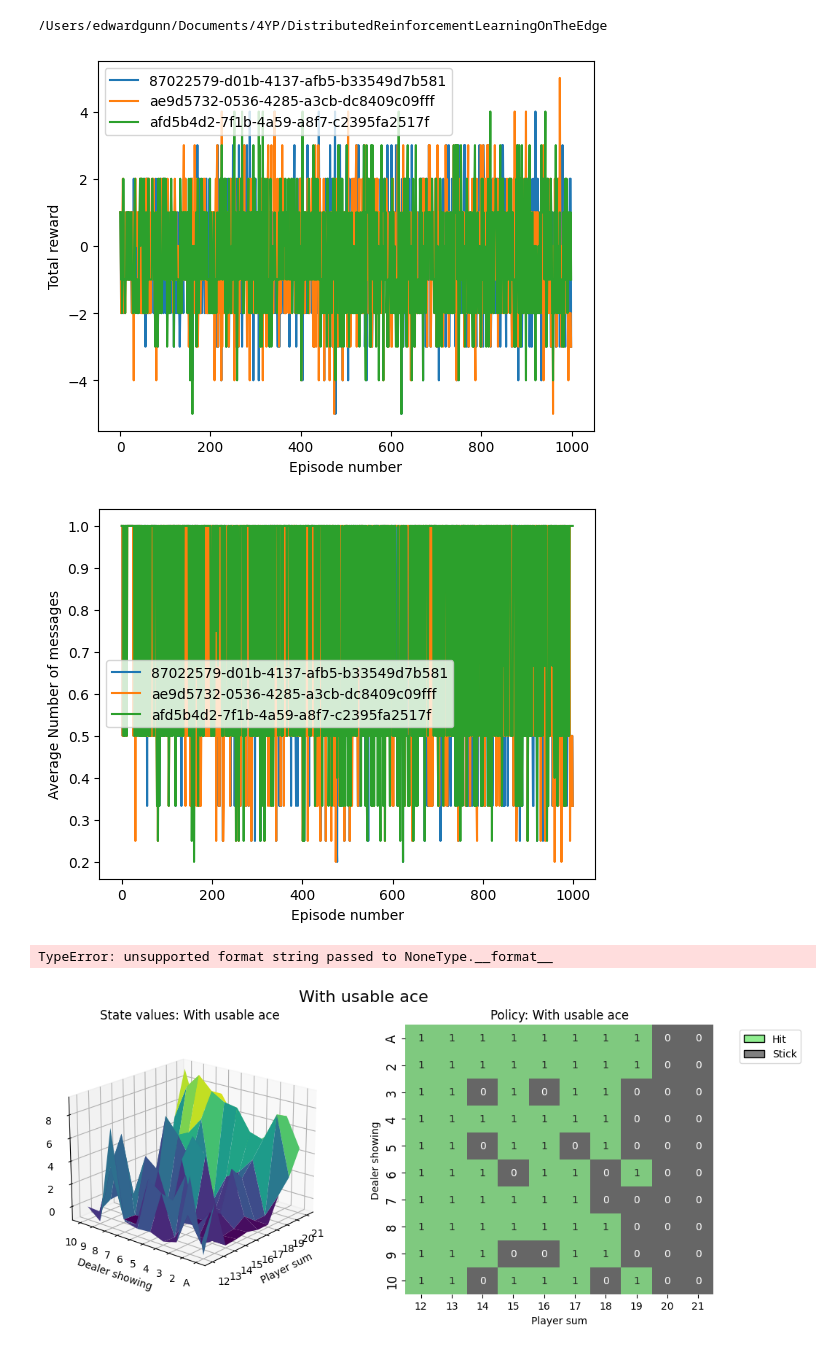
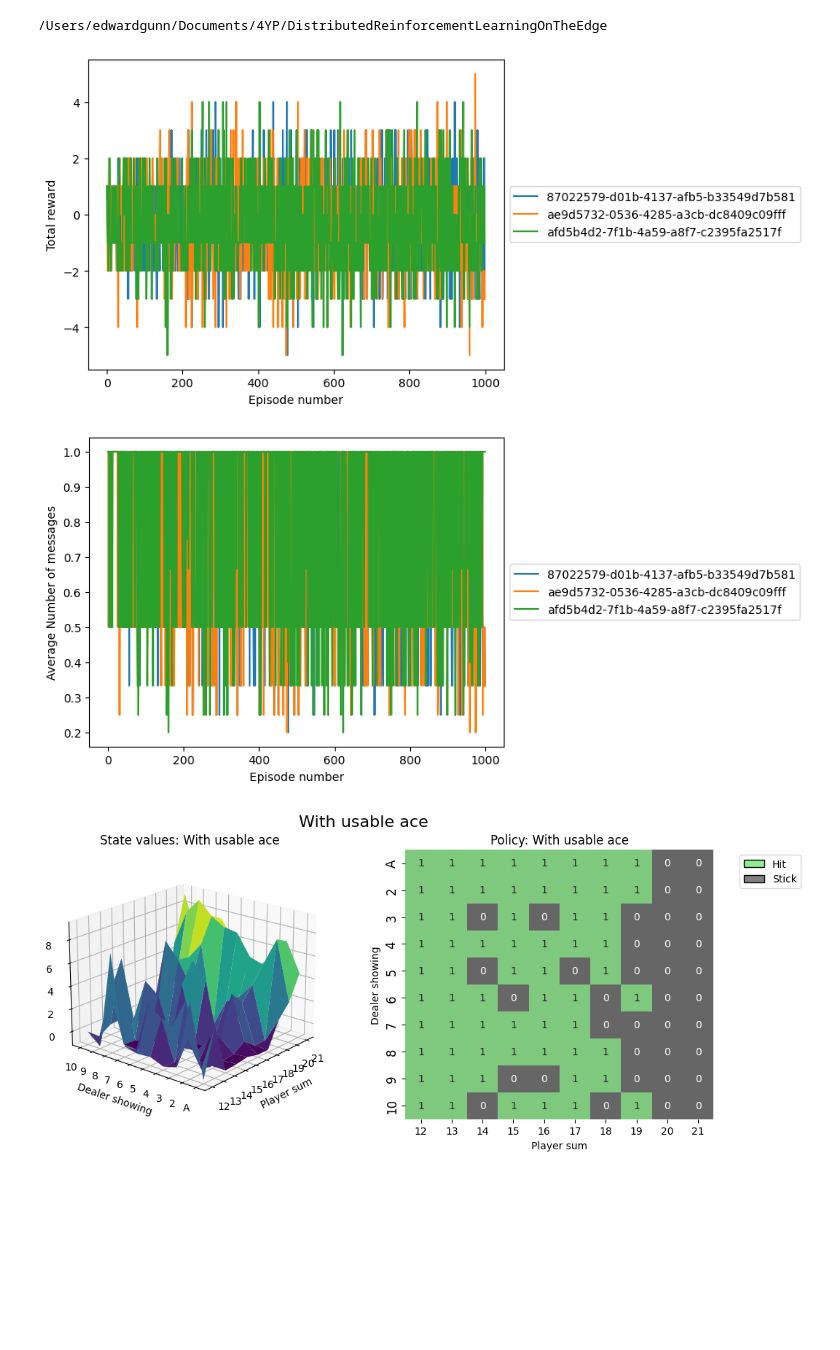
Before and after one commit to edsgunn/DistributedReinforcementLearningOnTheEdge, a Jupyter notebook: DataAnalysis/dataReport.ipynb, the cells around one changed output. Saved outputs shown, nothing was run; the diff lists cells and outputs as text; code cells hidden in the pictures; blank space fills up the shorter version.

```diff
--- a/DataAnalysis/dataReport.ipynb
+++ b/DataAnalysis/dataReport.ipynb
@@ -5,19 +5,18 @@
 # %%
 from DataAnalysis.Analysis import plotAgentEpisodeReward, plotAgentEpisodeAverageNumberOfMessagesPerStep, getAgentEpisodeAverageNumberOfMessagesPerStep, getFinalValueFunction, getAgentEpisodeReward, printV2D
 import pickle
 f = open('ExperimentFramework/Experiments/Results/8.pkl', 'rb')
 data = pickle.load(f)
 algorithm = "DQL"
 numAgents = 3
 environment = "Blackjack-v1"
 plotAgentEpisodeReward(data, algorithm, numAgents, environment)
 plotAgentEpisodeAverageNumberOfMessagesPerStep(data, algorithm, numAgents, environment)
-printV2D(getFinalValueFunction(data, algorithm, numAgents, environment))
+# printV2D(getFinalValueFunction(data, algorithm, numAgents, environment))
 f.close()
 # %% [output]
-[figure, old version]
+[figure, new version]
-[figure, old version]
+[figure, new version]
-TypeError: unsupported format string passed to NoneType.__format__
 # %%
 from DataAnalysis.Analysis import create_grids, create_plots
 import matplotlib.pyplot as plt
```
Also changed, not shown: 14 other files.
